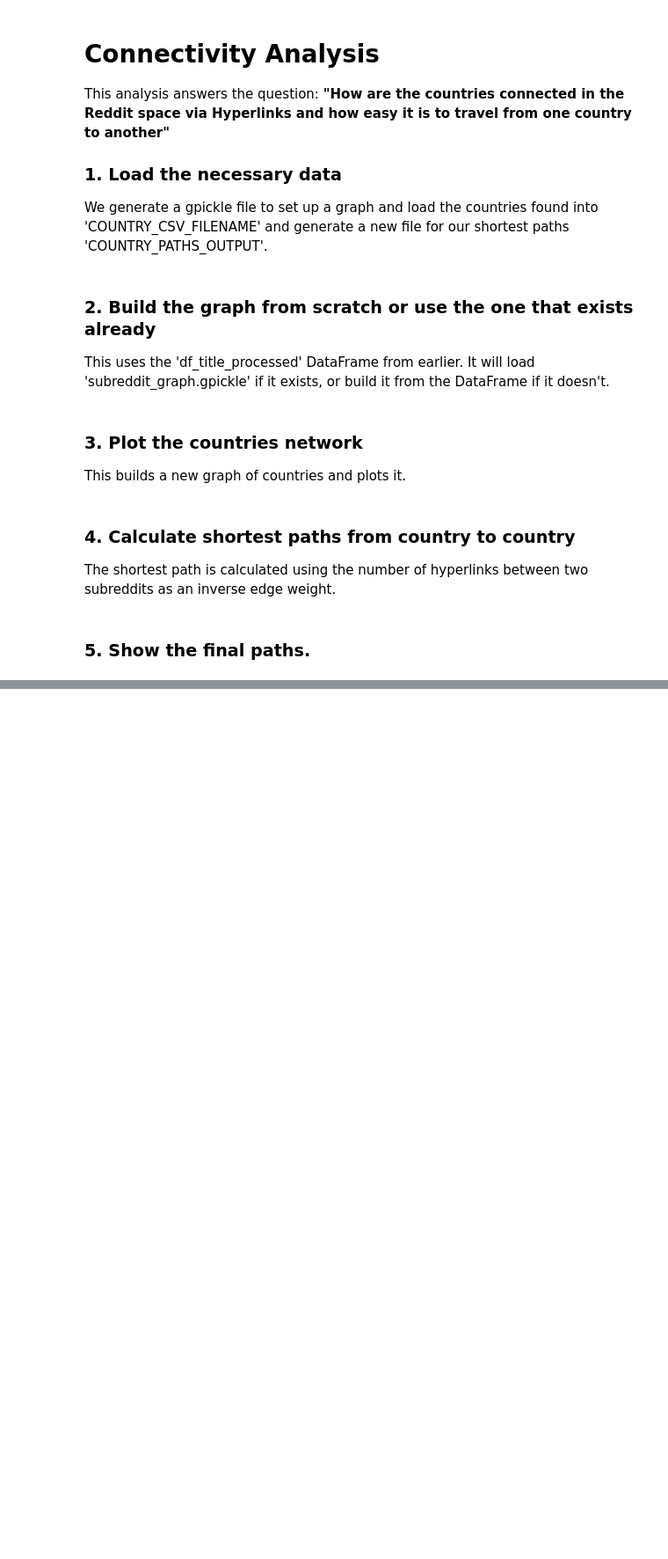
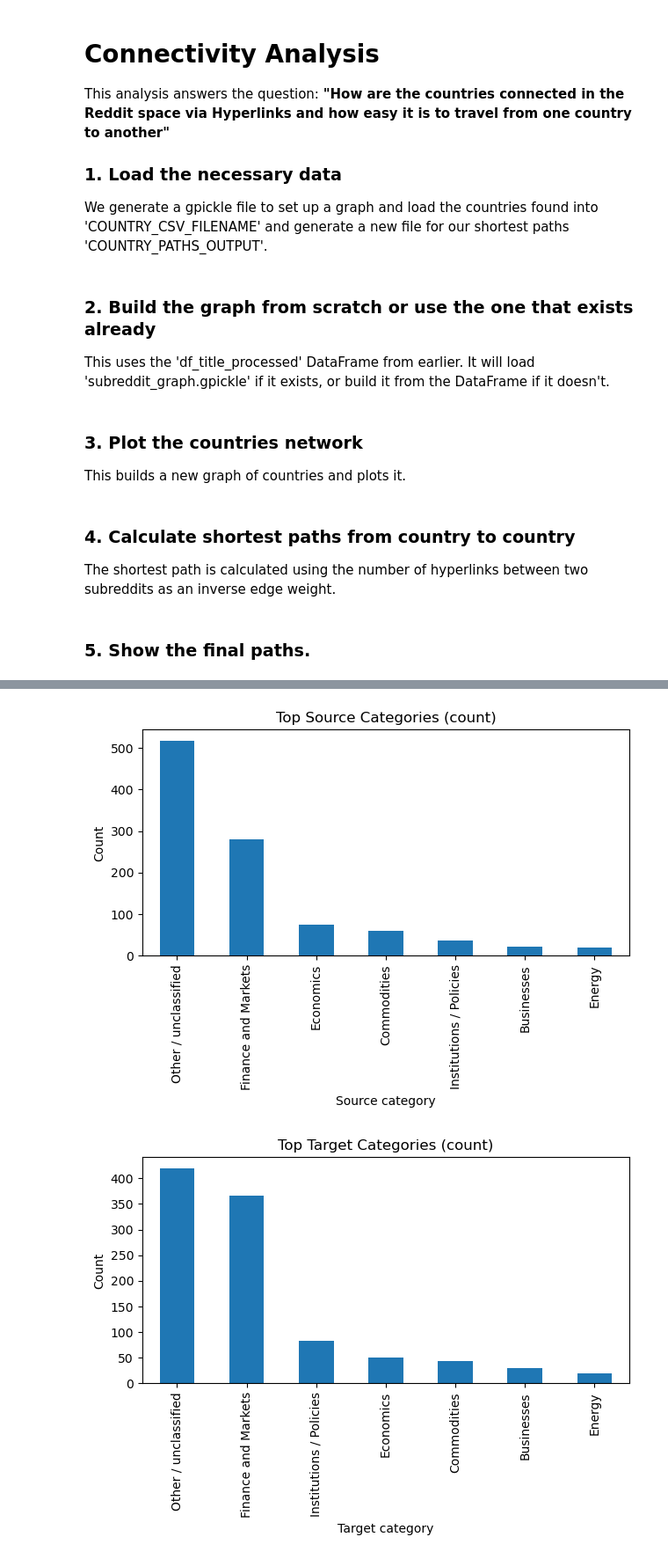
Before and after one commit to Darioliu28/ada-2025-project-djnpsgroup2025, a Jupyter notebook: resultsDario.ipynb, the cells around one changed output, grey strips where cells are left out. Shown at 88% size. Cells and saved outputs as stored; diff of their text form; code cells hidden in the pictures; blank space fills up the shorter version.

```diff
--- a/resultsDario.ipynb
+++ b/resultsDario.ipynb
@@ -1234,0 +1302,19 @@ except Exception as e:
+# %%
+import numpy as np
+
+n_edges = len(econ_links)
+unique_nodes = pd.unique(pd.concat([econ_links["_source"], econ_links["_target"]], ignore_index=True))
+n_nodes = np.sum(pd.Series(unique_nodes).notna())
+
+print(f" Number of edges: {n_edges:,}")
+print(f" Number of unique nodes: {n_nodes:,}")
+
+# Degree calculations
+out_deg = econ_links["_source"].value_counts().rename("out_degree").to_frame()
+in_deg  = econ_links["_target"].value_counts().rename("in_degree").to_frame()
+degree_table = out_deg.join(in_deg, how="outer").fillna(0)
+degree_table["total_degree"] = degree_table["out_degree"] + degree_table["in_degree"]
+degree_table = degree_table.sort_values("total_degree", ascending=False)
+
+print("\nTop 10 subreddits by total degree:")
+print(degree_table.head(10))
@@ -1234,0 +1341,32 @@ except Exception as e:
+# %%
+import matplotlib.pyplot as plt
+
+plt.figure()
+econ_links["_src_cat"].value_counts().head(10).plot(kind="bar")
+plt.title("Top Source Categories (count)")
+plt.xlabel("Source category")
+plt.ylabel("Count")
+plt.tight_layout()
+plt.savefig("top_source_categories.png")
+plt.show()
+
+plt.figure()
+econ_links["_tgt_cat"].value_counts().head(10).plot(kind="bar")
+plt.title("Top Target Categories (count)")
+plt.xlabel("Target category")
+plt.ylabel("Count")
+plt.tight_layout()
+plt.savefig("top_target_categories.png")
+plt.show()
+
+plt.figure()
+degree_table["total_degree"].plot(kind="hist", bins=30)
+plt.title("Distribution of total degree (in+out)")
+plt.xlabel("Total degree")
+plt.ylabel("Frequency")
+plt.tight_layout()
+plt.savefig("degree_histogram.png")
+plt.show()
+# %% [output]
+[figure, added]
+[figure, added]
```
Also changed, not shown: parts of 12 cells of this notebook, 2 other files.
